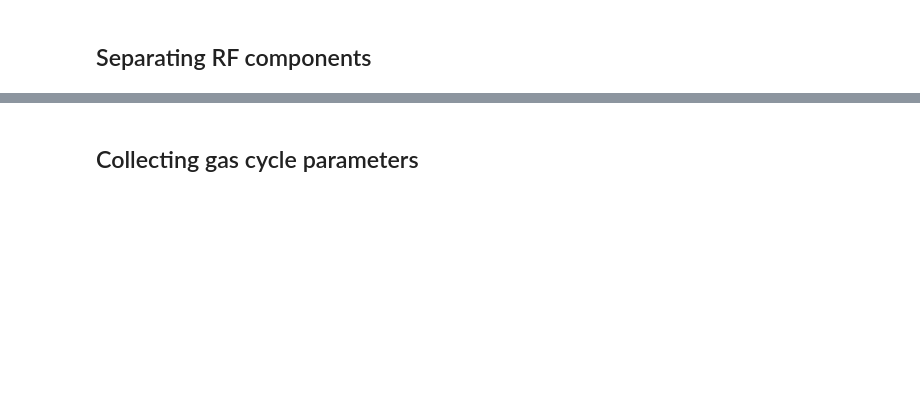
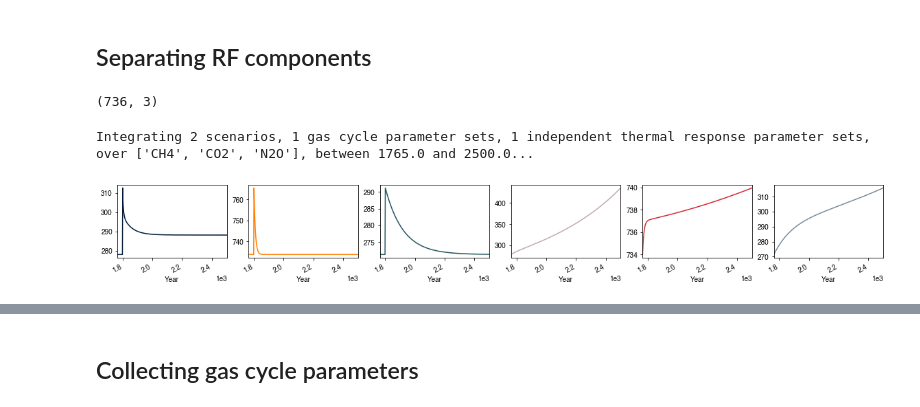
Before and after one commit to njleach/GIR, a Jupyter notebook: GIR/Building_GIR.ipynb, the cells around one changed output, grey strips where cells are left out. Saved outputs shown, nothing was run; the diff lists cells and outputs as text; code cells hidden in the pictures; blank space fills up the shorter version.

```diff
--- a/GIR/Building_GIR.ipynb
+++ b/GIR/Building_GIR.ipynb
@@ -219,6 +267,10 @@ def GIR_bones(emissions,other_rf,param_dict,alpha_calc=calculate_alpha):
     return pd.DataFrame(dict(zip(['alpha','C','RF','T'],[alpha,C,RF,T])))
 # %% [markdown]
 ## Separating RF components
+# %%
+emissions_in.loc[:,'ems_b'].shape
+# %% [output]
+(736, 3)
 # %%
 emissions_in = False
 concentrations_in = False
@@ -233,7 +285,7 @@ show_run_info = True
 
 emissions_in = return_empty_emissions(scen_names=['ems_a','ems_b'])
 emissions_in.loc[1800,'ems_a'] = 100
-emissions_in.loc[1765:1900,'ems_b'] = 1
+emissions_in.loc[:,'ems_b'] = np.array([np.exp(0.001*np.arange(1,emissions_in.index.size+1))]*3).T
 
 gas_parameters = get_gas_parameter_defaults()#['default']
 gas_parameters.loc[['f1','f2','f3'],('default','CH4|Trop_Ozone')] = [0,0.000182,0]
@@ -387,4 +439,10 @@ for axis in [x for x in list(out_dict.keys())[:-2] if type(x)==pd.core.frame.Dat
     out_dict[axis].index = out_dict[axis].index.rename('Year')
 
 # return out_dict
+# %% [output]
+Integrating 2 scenarios, 1 gas cycle parameter sets, 1 independent thermal response parameter sets, over ['CH4', 'CO2', 'N2O'], between 1765.0 and 2500.0...
+# %%
+C_plot = out_dict['C'].plot(subplots=True,layout=(4,6),figsize=(20,10),legend=False)
+# %% [output]
+[figure, added]
 # %%
```
Also changed, not shown: parts of 20 cells of this notebook, 11 other files.
